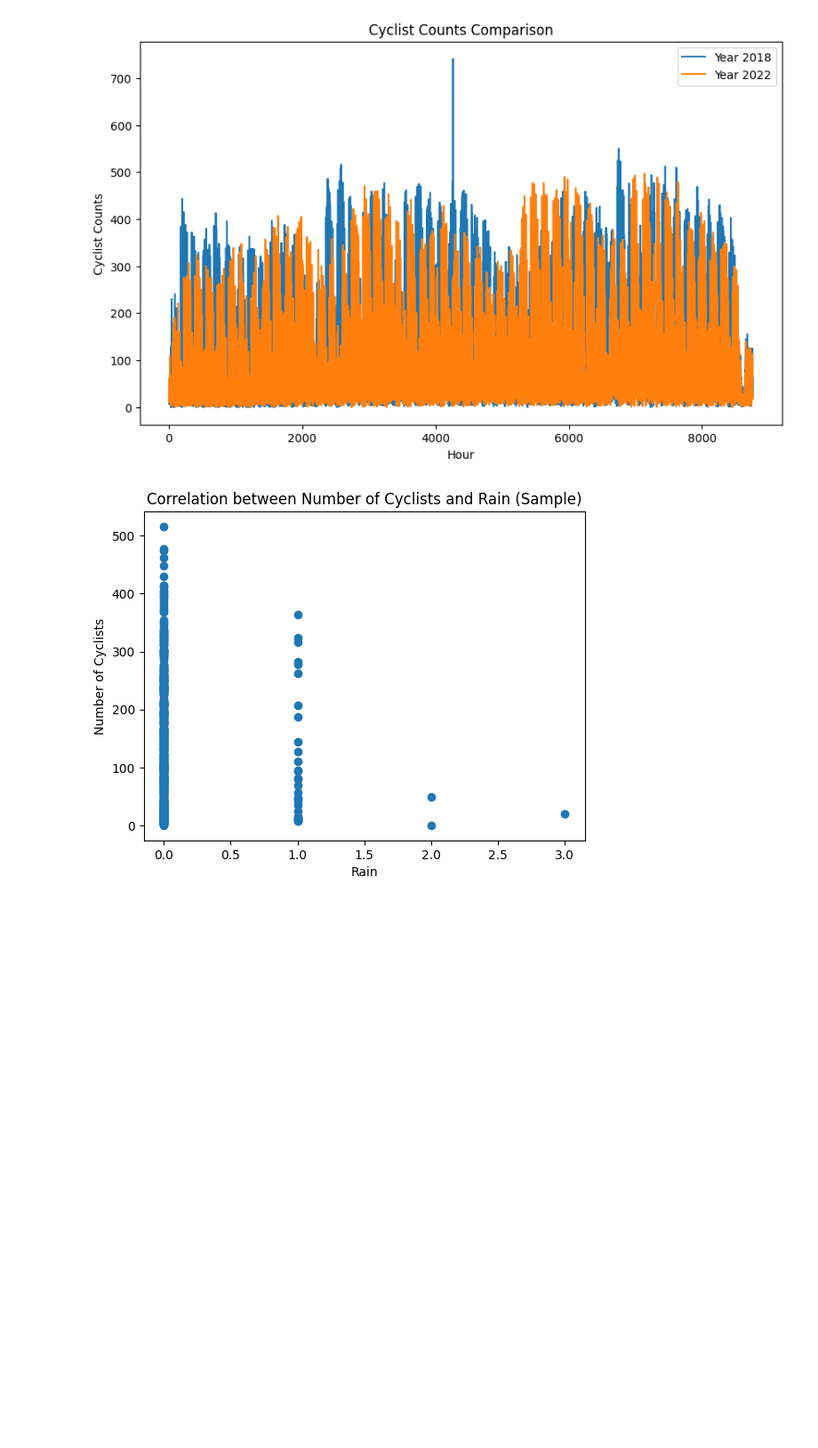
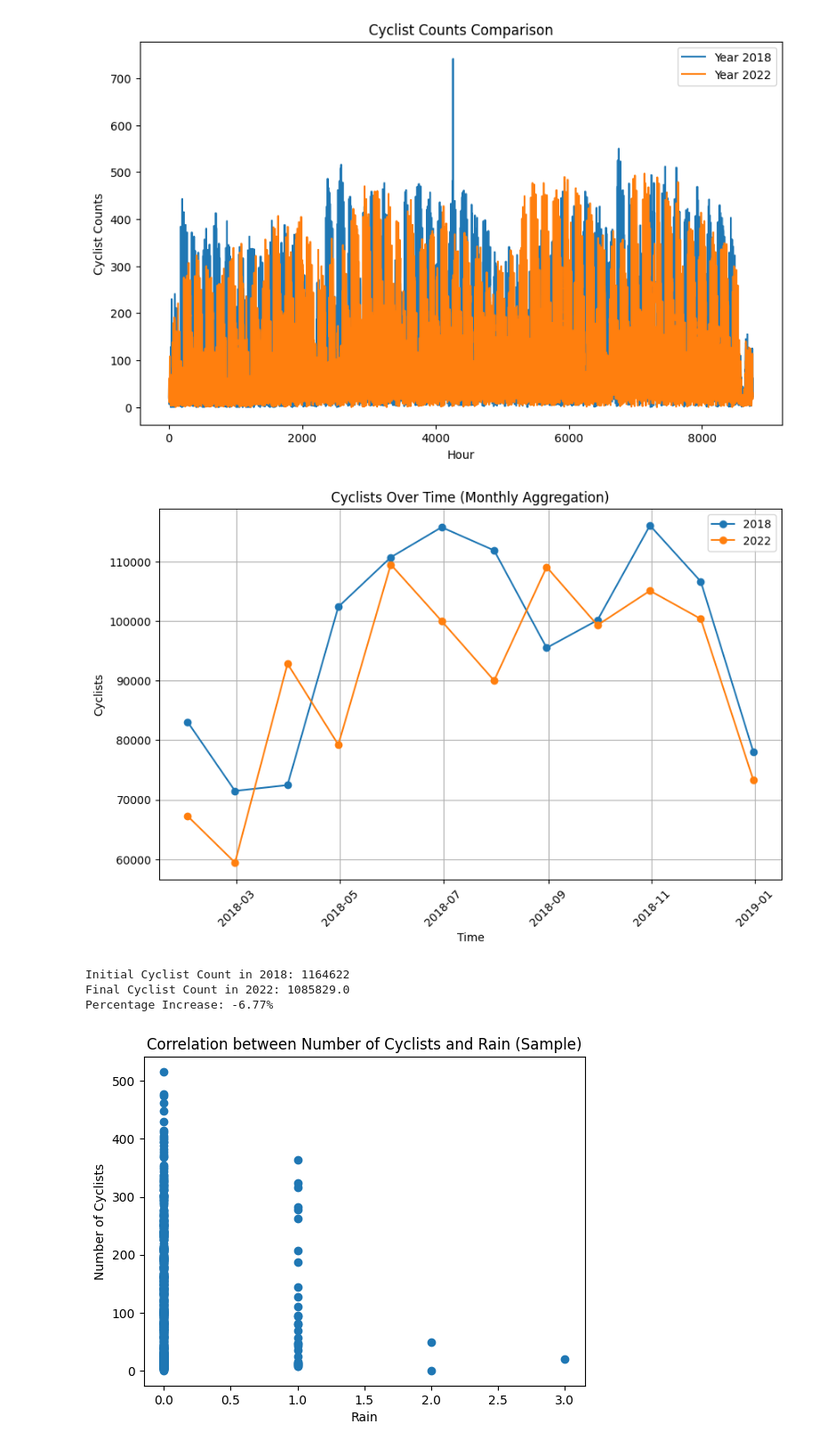
Before and after one commit to OmarFourati/2023-amse-template, a Jupyter notebook: exploration.ipynb, the cells around one changed output. Shown: that part at 89% size. Cells and saved outputs as stored; diff of their text form; code cells hidden in the pictures; blank space fills up the shorter version.

```diff
--- a/exploration.ipynb
+++ b/exploration.ipynb
@@ -162,6 +162,58 @@ plt.show()
 3  1. Jan. 2018 03:00                   37                 61.0
 4  1. Jan. 2018 04:00                   24                 51.0
 [figure]
+# %%
+month_mapping = {
+    'Jan.': 'Jan',
+    'Febr.': 'Feb',
+    'Mrz.': 'Mar',
+    'Apr.': 'Apr',
+    'Mai': 'May',
+    'Jun.': 'Jun',
+    'Jul.': 'Jul',
+    'Aug.': 'Aug',
+    'Sept.': 'Sep',
+    'Okt.': 'Oct',
+    'Nov.': 'Nov',
+    'Dez.': 'Dec'
+}
+
+merged_df['Zeit'] = pd.to_datetime(merged_df['Zeit'].replace(month_mapping, regex=True), format='%d. %b %Y %H:%M')
+
+# Aggregate data by month and calculate the sum of cyclists
+df_monthly = merged_df.groupby(pd.Grouper(key='Zeit', freq='M')).sum()
+
+# Extract the relevant columns
+time = df_monthly.index
+cyclists_2018 = df_monthly['Weseler Straße 2018']
+cyclists_2022 = df_monthly['Weseler Straße 2022']
+
+# Basic analysis
+initial_count = cyclists_2018.sum()
+final_count = cyclists_2022.sum()
+percentage_increase = ((final_count - initial_count) / initial_count) * 100
+
+# Create a line plot
+plt.figure(figsize=(10, 6))
+plt.plot(time, cyclists_2018, marker='o', label='2018')
+plt.plot(time, cyclists_2022, marker='o', label='2022')
+plt.xlabel('Time')
+plt.ylabel('Cyclists')
+plt.title('Cyclists Over Time (Monthly Aggregation)')
+plt.legend()
+plt.grid(True)
+plt.xticks(rotation=45)
+plt.show()
+
+# Print the analysis results
+print(f"Initial Cyclist Count in 2018: {initial_count}")
+print(f"Final Cyclist Count in 2022: {final_count}")
+print(f"Percentage Increase: {percentage_increase:.2f}%")
+# %% [output]
+[figure, added]
+Initial Cyclist Count in 2018: 1164622
+Final Cyclist Count in 2022: 1085829.0
+Percentage Increase: -6.77%
 # %%
 #Correlation between number of cyclists and rain situation
 import random
```
Also changed, not shown: parts of 2 cells of this notebook, 1 other file.
